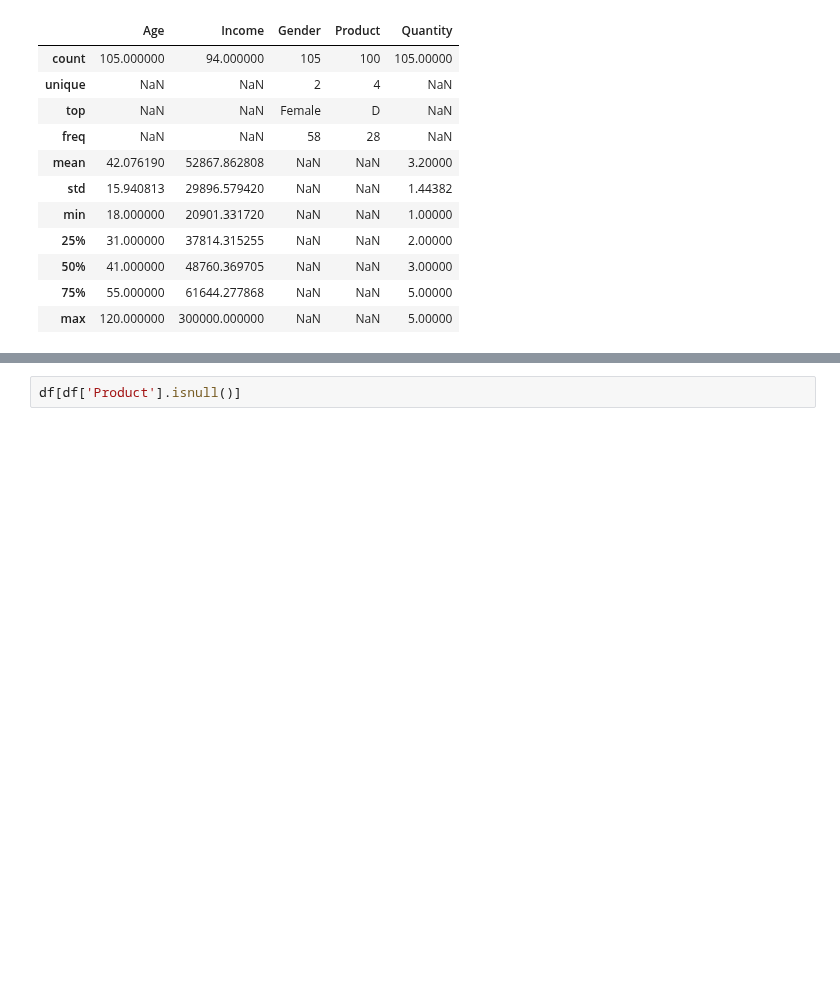
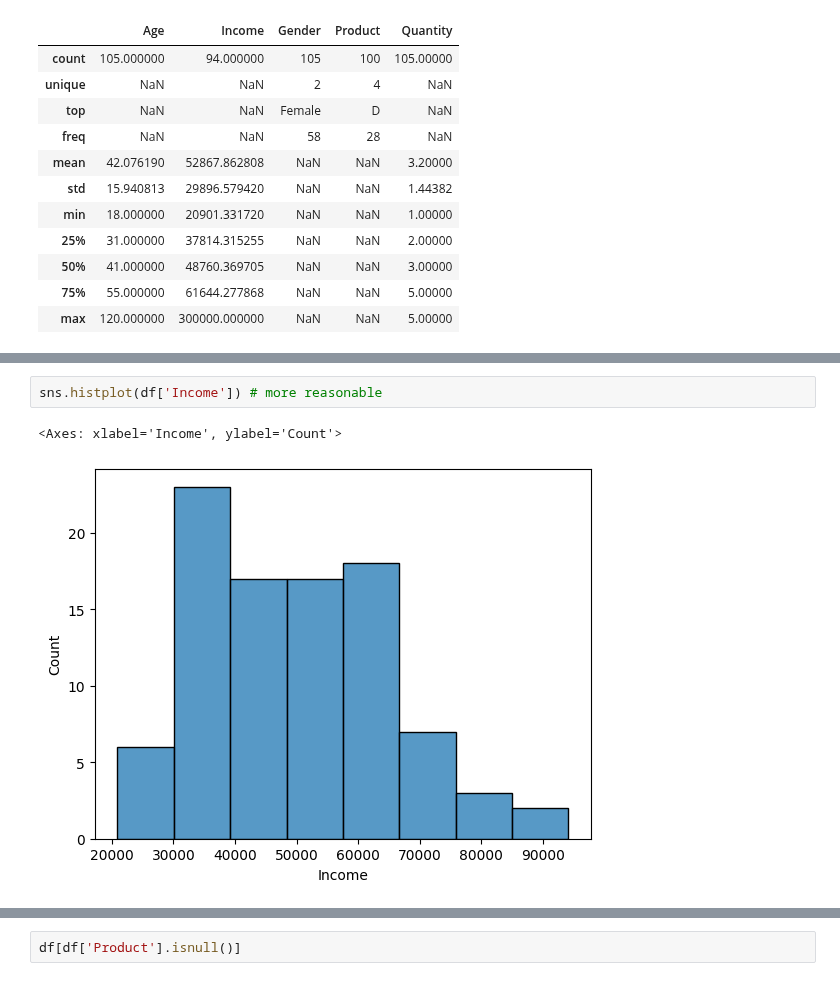
Before and after one commit to LLF00/datascience1, a Jupyter notebook: class_may10.ipynb, the cells around one changed output, grey strips where cells are left out. Cells and saved outputs as stored; diff of their text form; blank space fills up the shorter version.

```diff
--- a/class_may10.ipynb
+++ b/class_may10.ipynb
@@ -72,0 +118,5 @@ df.describe(include ='all')
+# %%
+sns.histplot(df['Income']) # more reasonable
+# %% [output]
+<Axes: xlabel='Income', ylabel='Count'>
+[figure, added]
```
Also changed, not shown: parts of 20 cells of this notebook.
